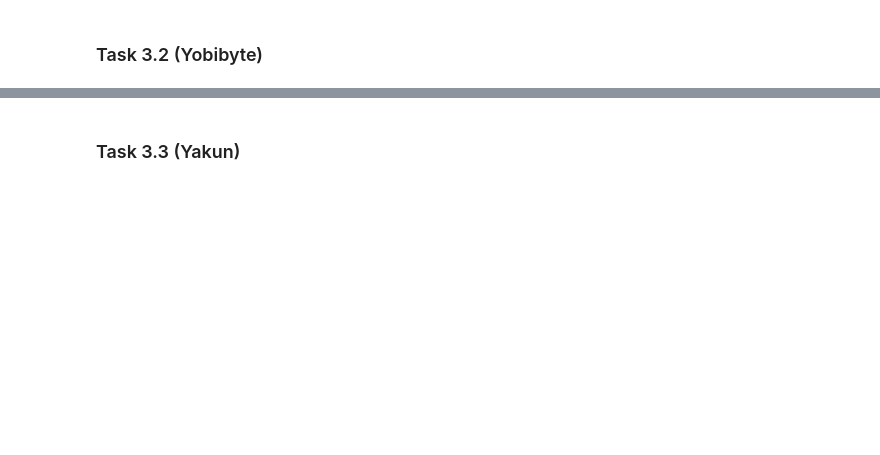
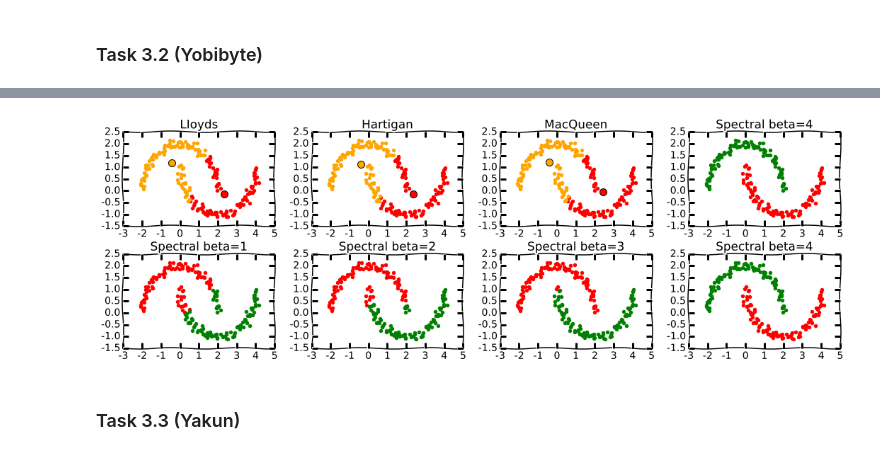
Before and after one commit to liyakun/Pattern-Recognition, a Jupyter notebook: ThirdProject/src3.ipynb, the cells around one changed output, grey strips where cells are left out. Saved outputs shown, nothing was run; the diff lists cells and outputs as text; code cells hidden in the pictures; blank space fills up the shorter version.

```diff
--- a/ThirdProject/src3.ipynb
+++ b/ThirdProject/src3.ipynb
@@ -345,3 +388,30 @@ plt.show()
+# %%
+data = np.loadtxt('resources/data-clustering-2.csv', None, comments='#', delimiter=',')
+
+def spectralClustering( beta ):
+    k = 2
+    fig, axs = plt.subplots(nrows=2, ncols=4, figsize=(15,5))
+    fig.tight_layout()
+    # use lloyds here
+    [indexes, centers] = LIoyds(data , k)
+    axs[0][0] = plotData(data,indexes,centers, k, "LIoyds" , axs[0][0])
+    # use Hartigan here
+    [indexes, centers] = Hartigan(data , k)
+    axs[0][1] = plotData(data,indexes,centers, k, "Hartigan", axs[0][1])
+    # use MacQueen here
+    [indexes, centers] = MacQueen(data , k)
+    axs[0][2] = plotData(data,indexes,centers, k, "MacQueen", axs[0][2])
+    # use spectral
+    spectral(beta, data, axs[0][3])
+
+    for i in range(beta):
+        spectral(i+1, data, axs[1][i])
+
+spectralClustering( 4 )
+
+plt.show()
+# %% [output]
+[figure, added]
 # %% [markdown]
 ### Task 3.3 (Yakun)
 # %%
```
Also changed, not shown: parts of 9 cells of this notebook.
